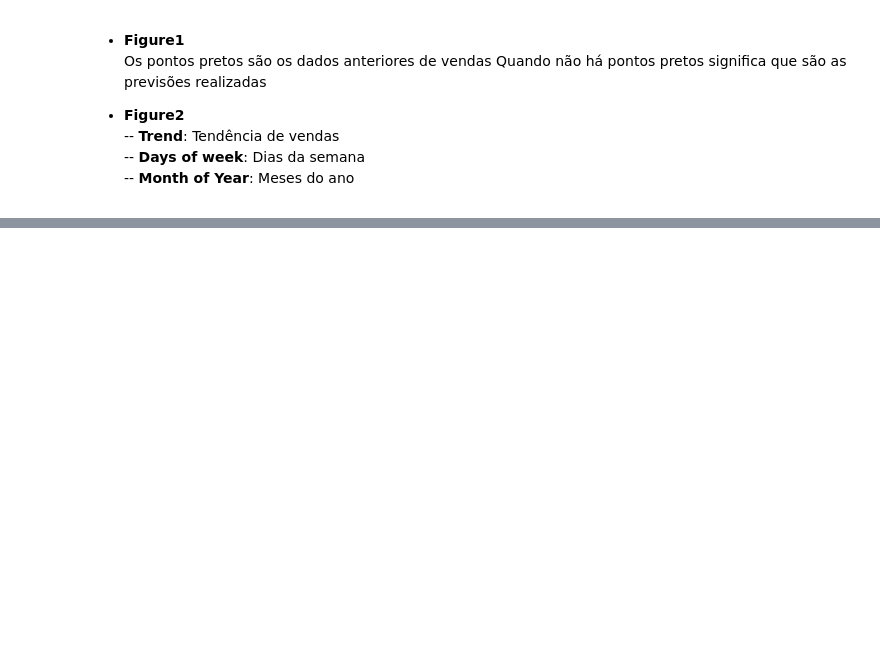
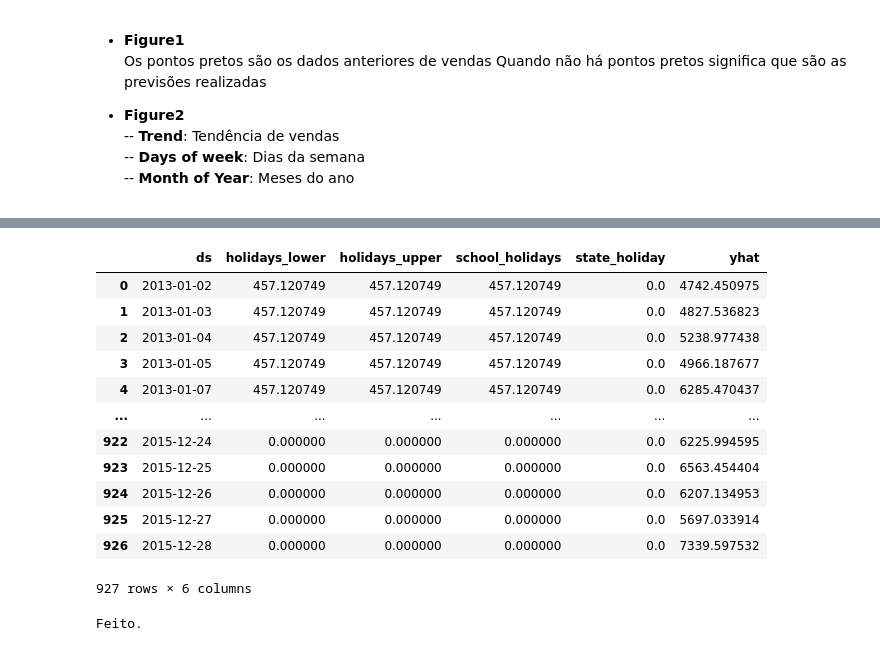
Before and after one commit to Vinicius-Luiz/ciencia_dados_para_empresas, a Jupyter notebook: DEPT VENDAS/Departamento_De_Vendas.ipynb, the cells around one changed output, grey strips where cells are left out. Cells and saved outputs as stored; diff of their text form; code cells hidden in the pictures; blank space fills up the shorter version.

```diff
--- a/DEPT VENDAS/Departamento_De_Vendas.ipynb
+++ b/DEPT VENDAS/Departamento_De_Vendas.ipynb
@@ -508,0 +593,21 @@ df_predict[['ds', 'yhat']].tail(num_dias_previsoes).to_csv(f'previsoes_vendas_lo
+# %%
+df_predict_holiday[['ds','holidays_lower','holidays_upper','school_holidays','state_holiday', 'yhat']]
+# %% [output]
+|  | ds | holidays_lower | holidays_upper | school_holidays | state_holiday | yhat |
+| 0 | 2013-01-02 | 457.120749 | 457.120749 | 457.120749 | 0.0 | 4742.450975 |
+| 1 | 2013-01-03 | 457.120749 | 457.120749 | 457.120749 | 0.0 | 4827.536823 |
+| 2 | 2013-01-04 | 457.120749 | 457.120749 | 457.120749 | 0.0 | 5238.977438 |
+| 3 | 2013-01-05 | 457.120749 | 457.120749 | 457.120749 | 0.0 | 4966.187677 |
+| 4 | 2013-01-07 | 457.120749 | 457.120749 | 457.120749 | 0.0 | 6285.470437 |
+| ... | ... | ... | ... | ... | ... | ... |
+| 922 | 2015-12-24 | 0.000000 | 0.000000 | 0.000000 | 0.0 | 6225.994595 |
+| 923 | 2015-12-25 | 0.000000 | 0.000000 | 0.000000 | 0.0 | 6563.454404 |
+| 924 | 2015-12-26 | 0.000000 | 0.000000 | 0.000000 | 0.0 | 6207.134953 |
+| 925 | 2015-12-27 | 0.000000 | 0.000000 | 0.000000 | 0.0 | 5697.033914 |
+| 926 | 2015-12-28 | 0.000000 | 0.000000 | 0.000000 | 0.0 | 7339.597532 |
+927 rows × 6 columns
+# %%
+df_predict_holiday[['ds','holidays_lower','holidays_upper','school_holidays','state_holiday', 'yhat']].tail(num_dias_previsoes).to_csv(f'previsoes_vendas_loja-{loja}_com_feriados.csv', float_format ='{:.2f}'.format)
+print('Feito.')
+# %% [output]
+Feito.
```
Also changed, not shown: parts of 16 cells of this notebook, 2 other files.
